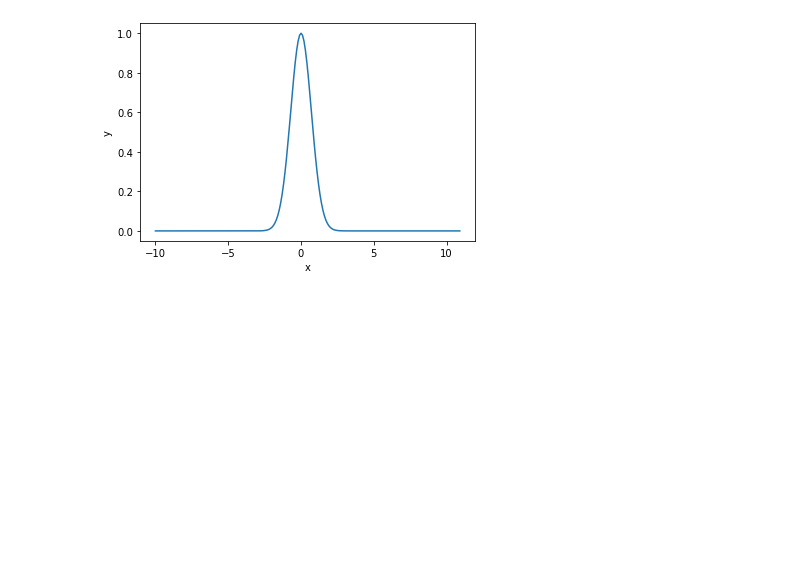
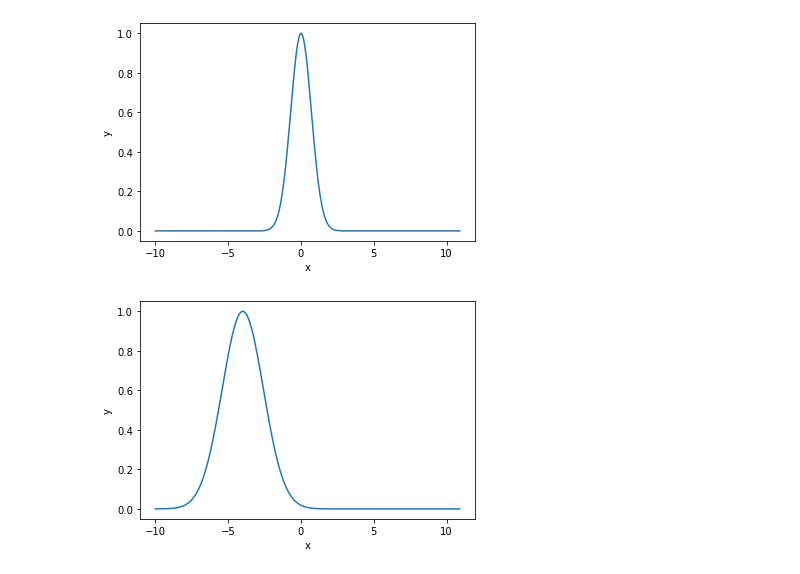
Before and after one commit to Vitomir84/Mathematical_research, a Jupyter notebook: Activation functions.ipynb, the cells around one changed output. Cells and saved outputs as stored; diff of their text form; code cells hidden in the pictures; blank space fills up the shorter version.

```diff
--- a/Activation functions.ipynb
+++ b/Activation functions.ipynb
@@ -63,3 +73,10 @@ plt.xlabel('x')
 plt.ylabel('y');
 # %% [output]
 [figure]
+# %%
+y = np.exp(-(np.power(psi,2)))
+plt.plot(x, y)
+plt.xlabel('x')
+plt.ylabel('y');
+# %% [output]
+[figure, added]
```
Also changed, not shown: parts of 5 cells of this notebook.
